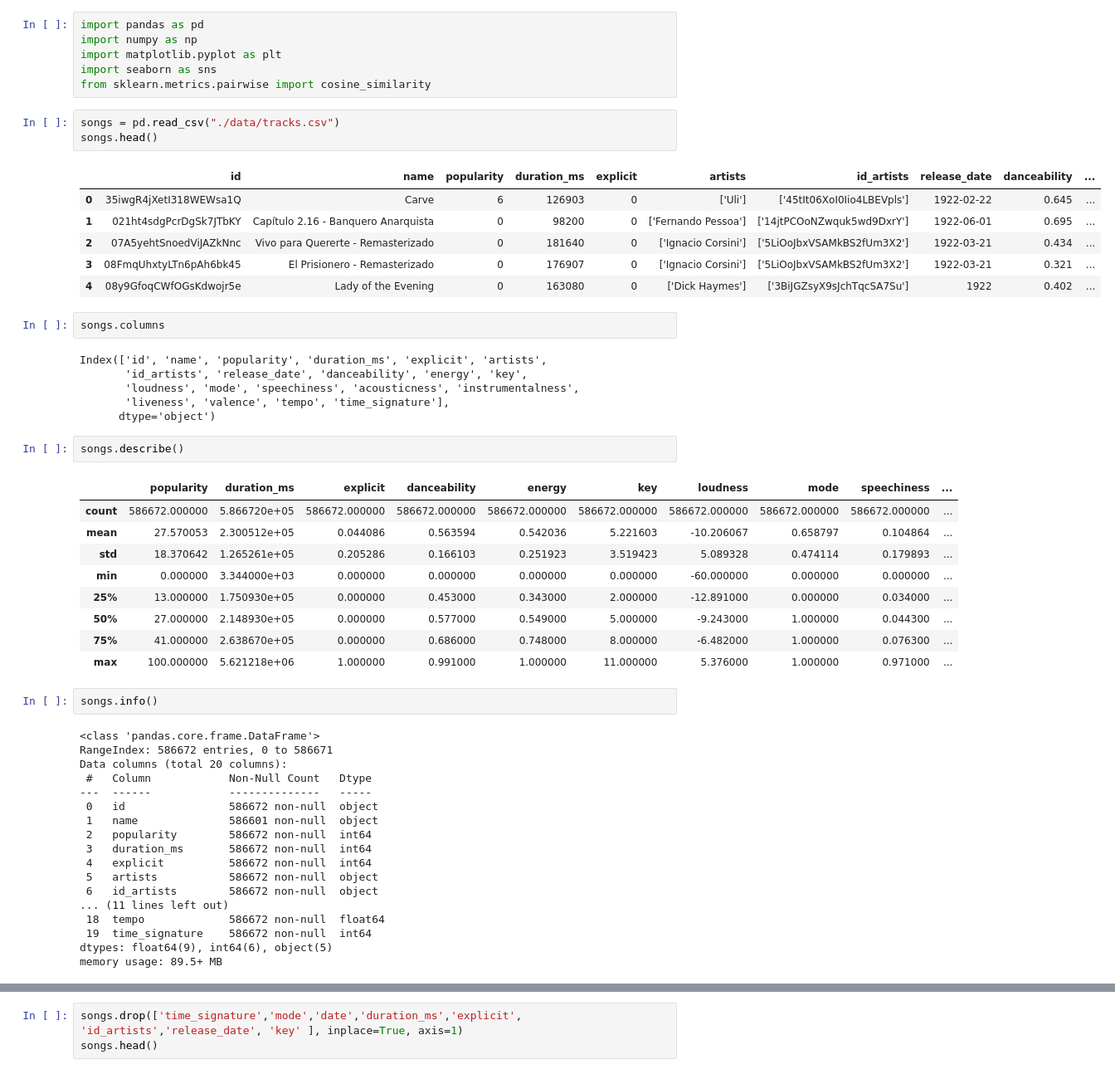
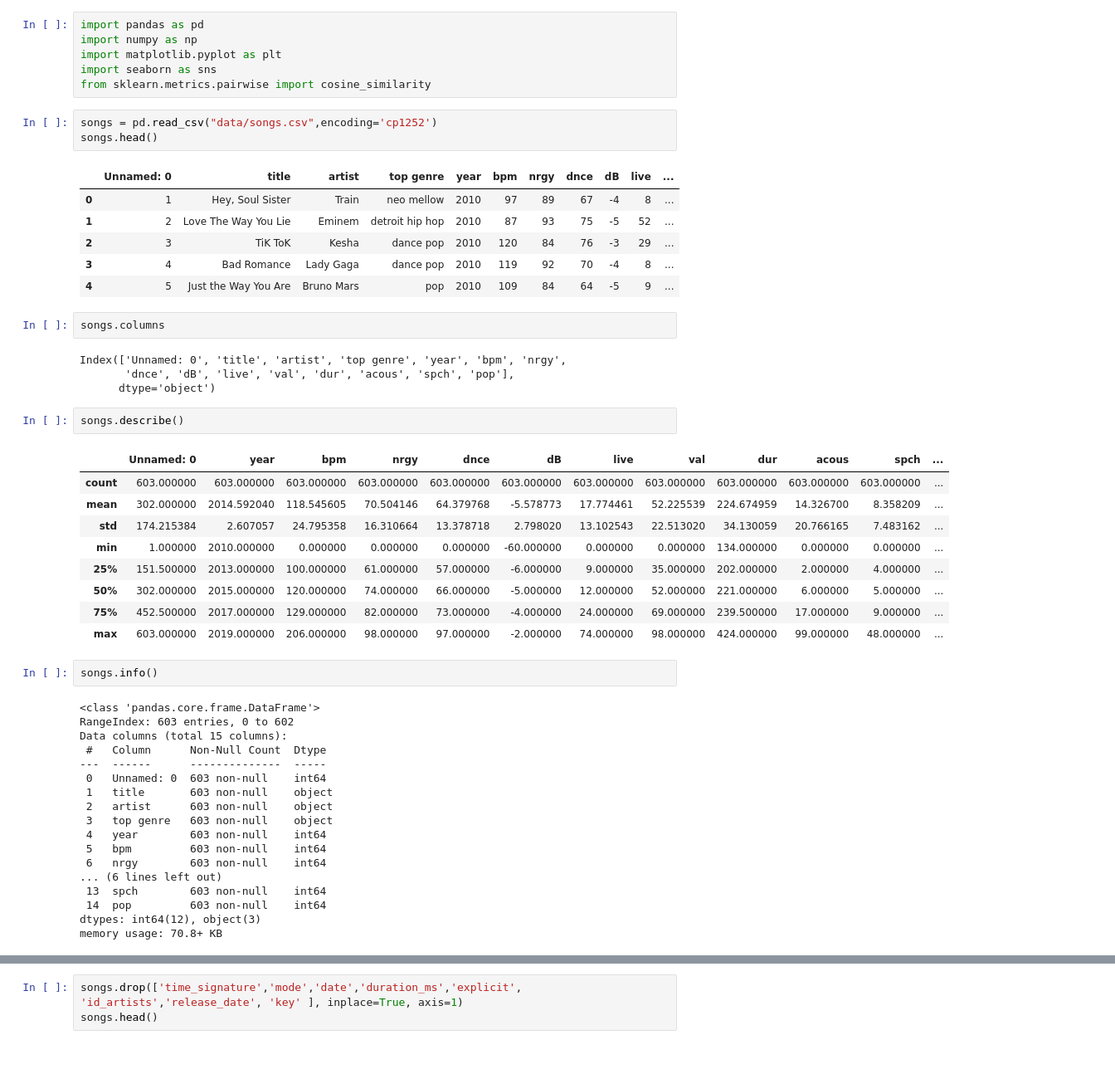
Before and after one commit to souravcy/Song_Recommender, a Jupyter notebook: Code.ipynb, the cells around one changed output, grey strips where cells are left out. Shown at 83% size. Drawn from its saved outputs; the diff is of its cells as text.

```diff
--- a/Code.ipynb
+++ b/Code.ipynb
@@ -5,52 +5,50 @@ import matplotlib.pyplot as plt
 import seaborn as sns
 from sklearn.metrics.pairwise import cosine_similarity
 # %%
-songs = pd.read_csv("./data/tracks.csv")
+songs = pd.read_csv("data/songs.csv",encoding='cp1252')
 songs.head()
 # %% [output]
-|  | id | name | popularity | duration_ms | explicit | artists | id_artists | release_date | danceability | ... |
-| 0 | 35iwgR4jXetI318WEWsa1Q | Carve | 6 | 126903 | 0 | ['Uli'] | ['45tIt06XoI0Iio4LBEVpls'] | 1922-02-22 | 0.645 | ... |
-| 1 | 021ht4sdgPcrDgSk7JTbKY | Capítulo 2.16 - Banquero Anarquista | 0 | 98200 | 0 | ['Fernando Pessoa'] | ['14jtPCOoNZwquk5wd9DxrY'] | 1922-06-01 | 0.695 | ... |
-| 2 | 07A5yehtSnoedViJAZkNnc | Vivo para Quererte - Remasterizado | 0 | 181640 | 0 | ['Ignacio Corsini'] | ['5LiOoJbxVSAMkBS2fUm3X2'] | 1922-03-21 | 0.434 | ... |
-| 3 | 08FmqUhxtyLTn6pAh6bk45 | El Prisionero - Remasterizado | 0 | 176907 | 0 | ['Ignacio Corsini'] | ['5LiOoJbxVSAMkBS2fUm3X2'] | 1922-03-21 | 0.321 | ... |
-| 4 | 08y9GfoqCWfOGsKdwojr5e | Lady of the Evening | 0 | 163080 | 0 | ['Dick Haymes'] | ['3BiJGZsyX9sJchTqcSA7Su'] | 1922 | 0.402 | ... |
+|  | Unnamed: 0 | title | artist | top genre | year | bpm | nrgy | dnce | dB | live | ... |
+| 0 | 1 | Hey, Soul Sister | Train | neo mellow | 2010 | 97 | 89 | 67 | -4 | 8 | ... |
+| 1 | 2 | Love The Way You Lie | Eminem | detroit hip hop | 2010 | 87 | 93 | 75 | -5 | 52 | ... |
+| 2 | 3 | TiK ToK | Kesha | dance pop | 2010 | 120 | 84 | 76 | -3 | 29 | ... |
+| 3 | 4 | Bad Romance | Lady Gaga | dance pop | 2010 | 119 | 92 | 70 | -4 | 8 | ... |
+| 4 | 5 | Just the Way You Are | Bruno Mars | pop | 2010 | 109 | 84 | 64 | -5 | 9 | ... |
 # %%
 songs.columns
 # %% [output]
-Index(['id', 'name', 'popularity', 'duration_ms', 'explicit', 'artists',
-       'id_artists', 'release_date', 'danceability', 'energy', 'key',
-       'loudness', 'mode', 'speechiness', 'acousticness', 'instrumentalness',
-       'liveness', 'valence', 'tempo', 'time_signature'],
+Index(['Unnamed: 0', 'title', 'artist', 'top genre', 'year', 'bpm', 'nrgy',
+       'dnce', 'dB', 'live', 'val', 'dur', 'acous', 'spch', 'pop'],
       dtype='object')
 # %%
 songs.describe()
 # %% [output]
-|  | popularity | duration_ms | explicit | danceability | energy | key | loudness | mode | speechiness | ... |
-| count | 586672.000000 | 5.866720e+05 | 586672.000000 | 586672.000000 | 586672.000000 | 586672.000000 | 586672.000000 | 586672.000000 | 586672.000000 | ... |
-| mean | 27.570053 | 2.300512e+05 | 0.044086 | 0.563594 | 0.542036 | 5.221603 | -10.206067 | 0.658797 | 0.104864 | ... |
-| std | 18.370642 | 1.265261e+05 | 0.205286 | 0.166103 | 0.251923 | 3.519423 | 5.089328 | 0.474114 | 0.179893 | ... |
-| min | 0.000000 | 3.344000e+03 | 0.000000 | 0.000000 | 0.000000 | 0.000000 | -60.000000 | 0.000000 | 0.000000 | ... |
-| 25% | 13.000000 | 1.750930e+05 | 0.000000 | 0.453000 | 0.343000 | 2.000000 | -12.891000 | 0.000000 | 0.034000 | ... |
-| 50% | 27.000000 | 2.148930e+05 | 0.000000 | 0.577000 | 0.549000 | 5.000000 | -9.243000 | 1.000000 | 0.044300 | ... |
-| 75% | 41.000000 | 2.638670e+05 | 0.000000 | 0.686000 | 0.748000 | 8.000000 | -6.482000 | 1.000000 | 0.076300 | ... |
-| max | 100.000000 | 5.621218e+06 | 1.000000 | 0.991000 | 1.000000 | 11.000000 | 5.376000 | 1.000000 | 0.971000 | ... |
+|  | Unnamed: 0 | year | bpm | nrgy | dnce | dB | live | val | dur | acous | spch | ... |
+| count | 603.000000 | 603.000000 | 603.000000 | 603.000000 | 603.000000 | 603.000000 | 603.000000 | 603.000000 | 603.000000 | 603.000000 | 603.000000 | ... |
+| mean | 302.000000 | 2014.592040 | 118.545605 | 70.504146 | 64.379768 | -5.578773 | 17.774461 | 52.225539 | 224.674959 | 14.326700 | 8.358209 | ... |
+| std | 174.215384 | 2.607057 | 24.795358 | 16.310664 | 13.378718 | 2.798020 | 13.102543 | 22.513020 | 34.130059 | 20.766165 | 7.483162 | ... |
+| min | 1.000000 | 2010.000000 | 0.000000 | 0.000000 | 0.000000 | -60.000000 | 0.000000 | 0.000000 | 134.000000 | 0.000000 | 0.000000 | ... |
+| 25% | 151.500000 | 2013.000000 | 100.000000 | 61.000000 | 57.000000 | -6.000000 | 9.000000 | 35.000000 | 202.000000 | 2.000000 | 4.000000 | ... |
+| 50% | 302.000000 | 2015.000000 | 120.000000 | 74.000000 | 66.000000 | -5.000000 | 12.000000 | 52.000000 | 221.000000 | 6.000000 | 5.000000 | ... |
+| 75% | 452.500000 | 2017.000000 | 129.000000 | 82.000000 | 73.000000 | -4.000000 | 24.000000 | 69.000000 | 239.500000 | 17.000000 | 9.000000 | ... |
+| max | 603.000000 | 2019.000000 | 206.000000 | 98.000000 | 97.000000 | -2.000000 | 74.000000 | 98.000000 | 424.000000 | 99.000000 | 48.000000 | ... |
 # %%
 songs.info()
 # %% [output]
 <class 'pandas.core.frame.DataFrame'>
-RangeIndex: 586672 entries, 0 to 586671
-Data columns (total 20 columns):
- #   Column            Non-Null Count   Dtype
----  ------            --------------   -----
- 0   id                586672 non-null  object
- 1   name              586601 non-null  object
- 2   popularity        586672 non-null  int64
- 3   duration_ms       586672 non-null  int64
- 4   explicit          586672 non-null  int64
- 5   artists           586672 non-null  object
- 6   id_artists        586672 non-null  object
-... (11 lines left out)
- 18  tempo             586672 non-null  float64
- 19  time_signature    586672 non-null  int64
-dtypes: float64(9), int64(6), object(5)
-memory usage: 89.5+ MB
+RangeIndex: 603 entries, 0 to 602
+Data columns (total 15 columns):
+ #   Column      Non-Null Count  Dtype
+---  ------      --------------  -----
+ 0   Unnamed: 0  603 non-null    int64
+ 1   title       603 non-null    object
+ 2   artist      603 non-null    object
+ 3   top genre   603 non-null    object
+ 4   year        603 non-null    int64
+ 5   bpm         603 non-null    int64
+ 6   nrgy        603 non-null    int64
+... (6 lines left out)
+ 13  spch        603 non-null    int64
+ 14  pop         603 non-null    int64
+dtypes: int64(12), object(3)
+memory usage: 70.8+ KB
```
Also changed, not shown: parts of 27 cells of this notebook, 9 other files.
